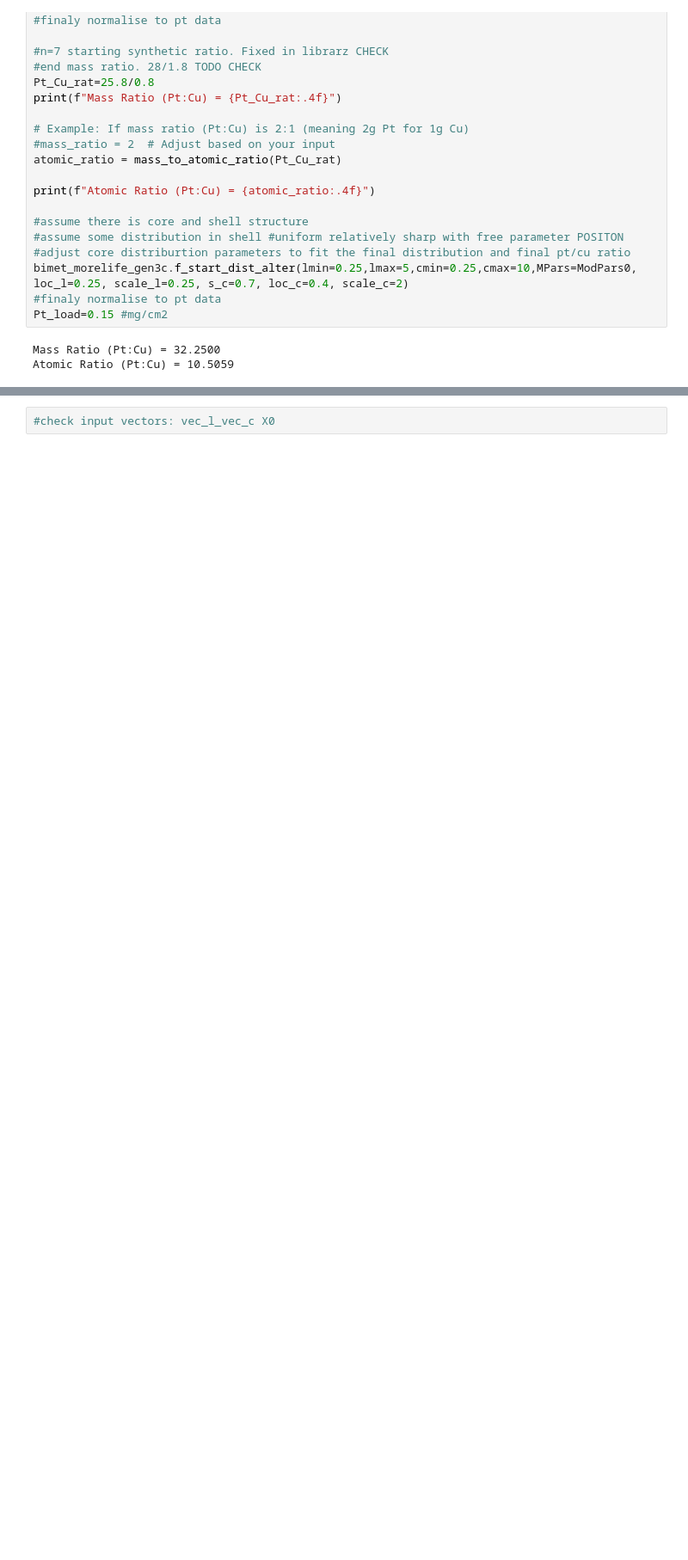
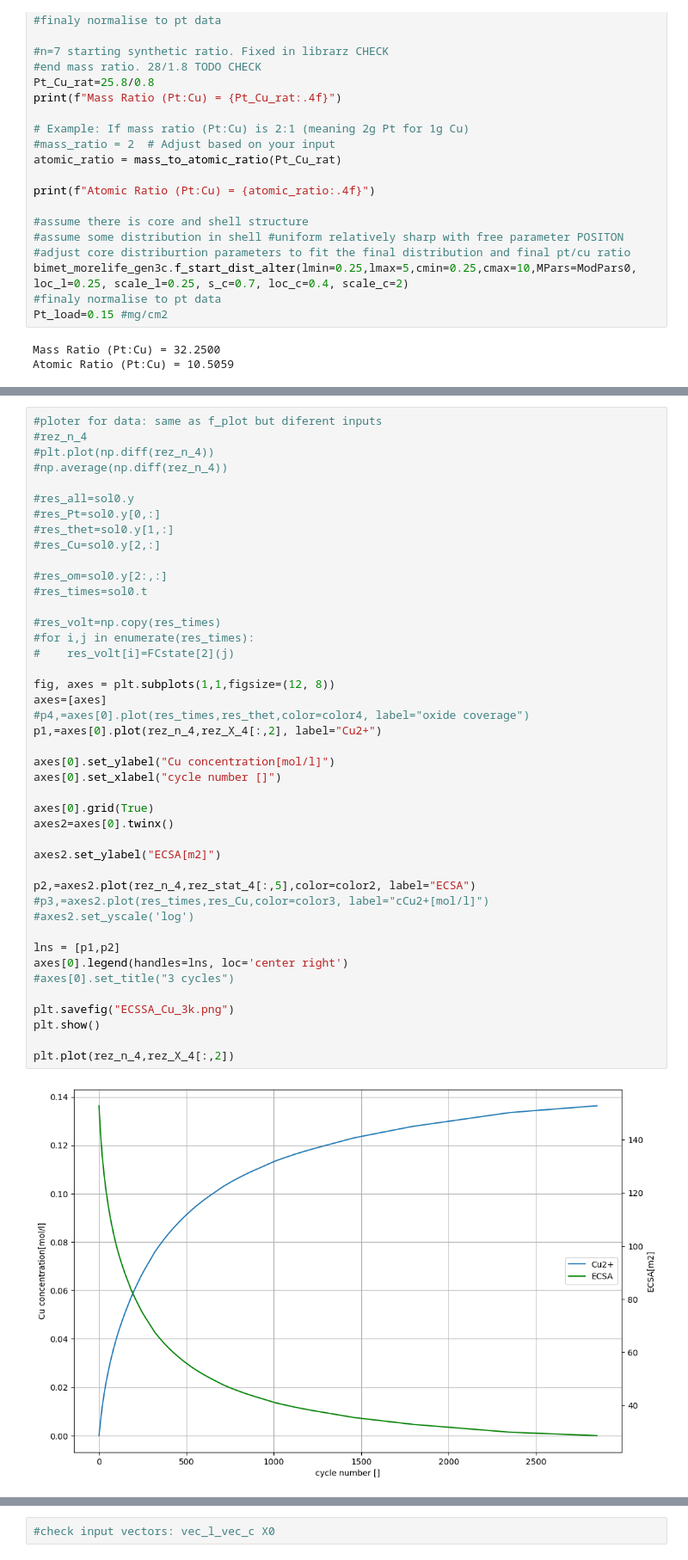
Before and after one commit to MatejPrijatelj/morelife_gen3_fit, a Jupyter notebook: importg3c.ipynb, the cells around one changed output, grey strips where cells are left out. Shown at 86% size. Drawn from its saved outputs; the diff is of its cells as text; blank space fills up the shorter version.

```diff
--- a/importg3c.ipynb
+++ b/importg3c.ipynb
@@ -765,0 +944,45 @@ ValueError: cannot assign slice from input of different size
+# %%
+#ploter for data: same as f_plot but diferent inputs
+#rez_n_4
+#plt.plot(np.diff(rez_n_4))
+#np.average(np.diff(rez_n_4))
+
+#res_all=sol0.y
+#res_Pt=sol0.y[0,:]
+#res_thet=sol0.y[1,:]
+#res_Cu=sol0.y[2,:]
+
+#res_om=sol0.y[2:,:]
+#res_times=sol0.t
+
+#res_volt=np.copy(res_times)
+#for i,j in enumerate(res_times):
+#    res_volt[i]=FCstate[2](j)
+
+fig, axes = plt.subplots(1,1,figsize=(12, 8))
+axes=[axes]
+#p4,=axes[0].plot(res_times,res_thet,color=color4, label="oxide coverage")
+p1,=axes[0].plot(rez_n_4,rez_X_4[:,2], label="Cu2+")
+
+axes[0].set_ylabel("Cu concentration[mol/l]")
+axes[0].set_xlabel("cycle number []")
+
+axes[0].grid(True)
+axes2=axes[0].twinx()
+
+axes2.set_ylabel("ECSA[m2]")
+
+p2,=axes2.plot(rez_n_4,rez_stat_4[:,5],color=color2, label="ECSA")
+#p3,=axes2.plot(res_times,res_Cu,color=color3, label="cCu2+[mol/l]")
+#axes2.set_yscale('log')
+
+lns = [p1,p2]
+axes[0].legend(handles=lns, loc='center right')
+#axes[0].set_title("3 cycles")
+
+plt.savefig("ECSSA_Cu_3k.png")
+plt.show()
+
+plt.plot(rez_n_4,rez_X_4[:,2])
+# %% [output]
+[figure, added]
```
Also changed, not shown: parts of 27 cells of this notebook, 2 other files.
